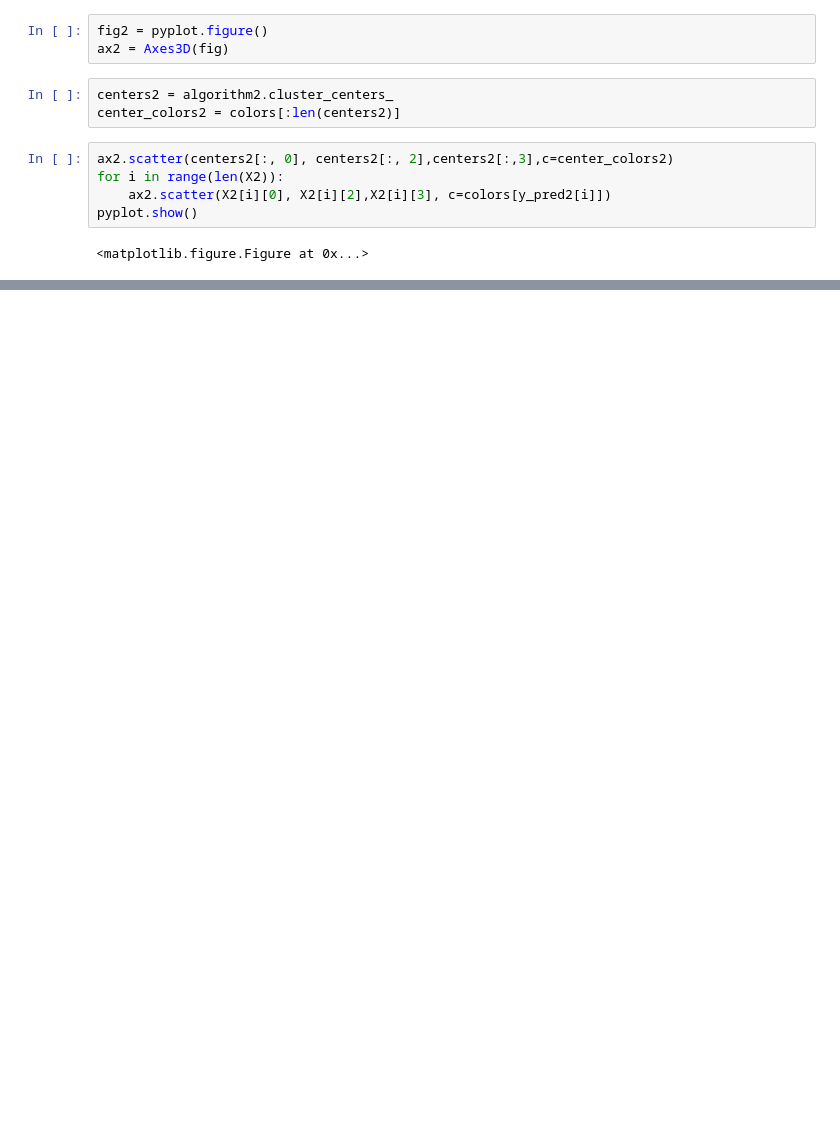
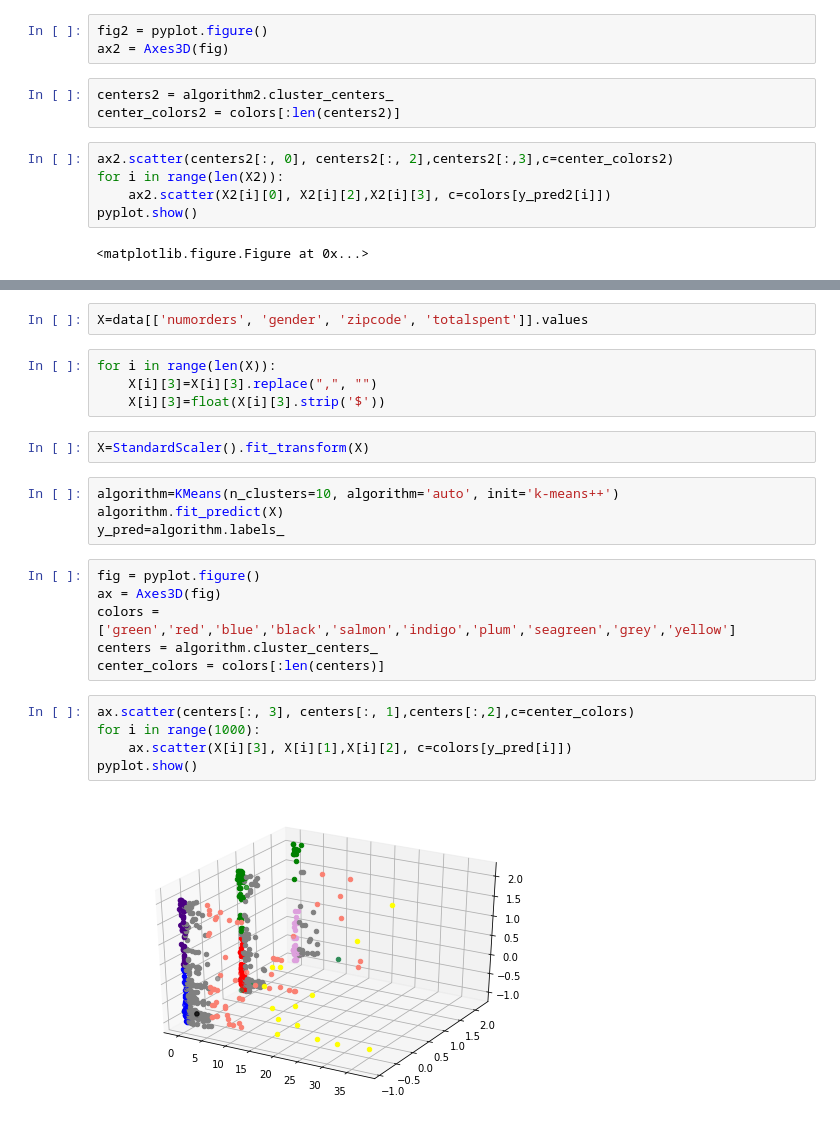
Before and after one commit to alexyanw/dse203-group-project, a Jupyter notebook: data_exploration/FunctionTesting.ipynb, the cells around one changed output, grey strips where cells are left out. Cells and saved outputs as stored; diff of their text form; blank space fills up the shorter version.

```diff
--- a/data_exploration/FunctionTesting.ipynb
+++ b/data_exploration/FunctionTesting.ipynb
@@ -133,0 +210,25 @@ pyplot.show()
+# %%
+X=data[['numorders', 'gender', 'zipcode', 'totalspent']].values
+# %%
+for i in range(len(X)):
+    X[i][3]=X[i][3].replace(",", "")
+    X[i][3]=float(X[i][3].strip('$'))
+# %%
+X=StandardScaler().fit_transform(X)
+# %%
+algorithm=KMeans(n_clusters=10, algorithm='auto', init='k-means++')
+algorithm.fit_predict(X)
+y_pred=algorithm.labels_
+# %%
+fig = pyplot.figure()
+ax = Axes3D(fig)
+colors = ['green','red','blue','black','salmon','indigo','plum','seagreen','grey','yellow']
+centers = algorithm.cluster_centers_
+center_colors = colors[:len(centers)]
+# %%
+ax.scatter(centers[:, 3], centers[:, 1],centers[:,2],c=center_colors)
+for i in range(1000):
+    ax.scatter(X[i][3], X[i][1],X[i][2], c=colors[y_pred[i]])
+pyplot.show()
+# %% [output]
+[figure, added]
```
Also changed, not shown: parts of 14 cells of this notebook.
